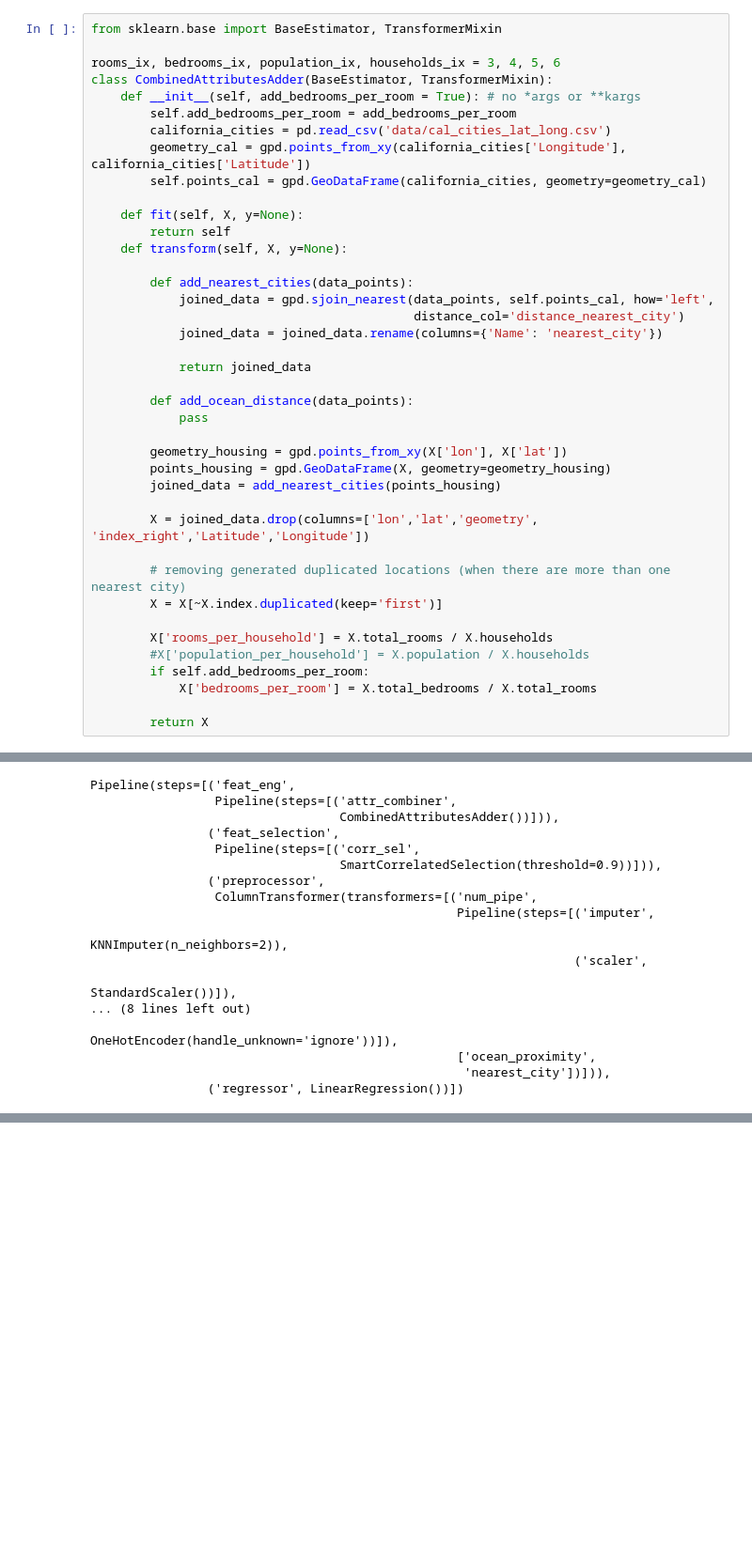
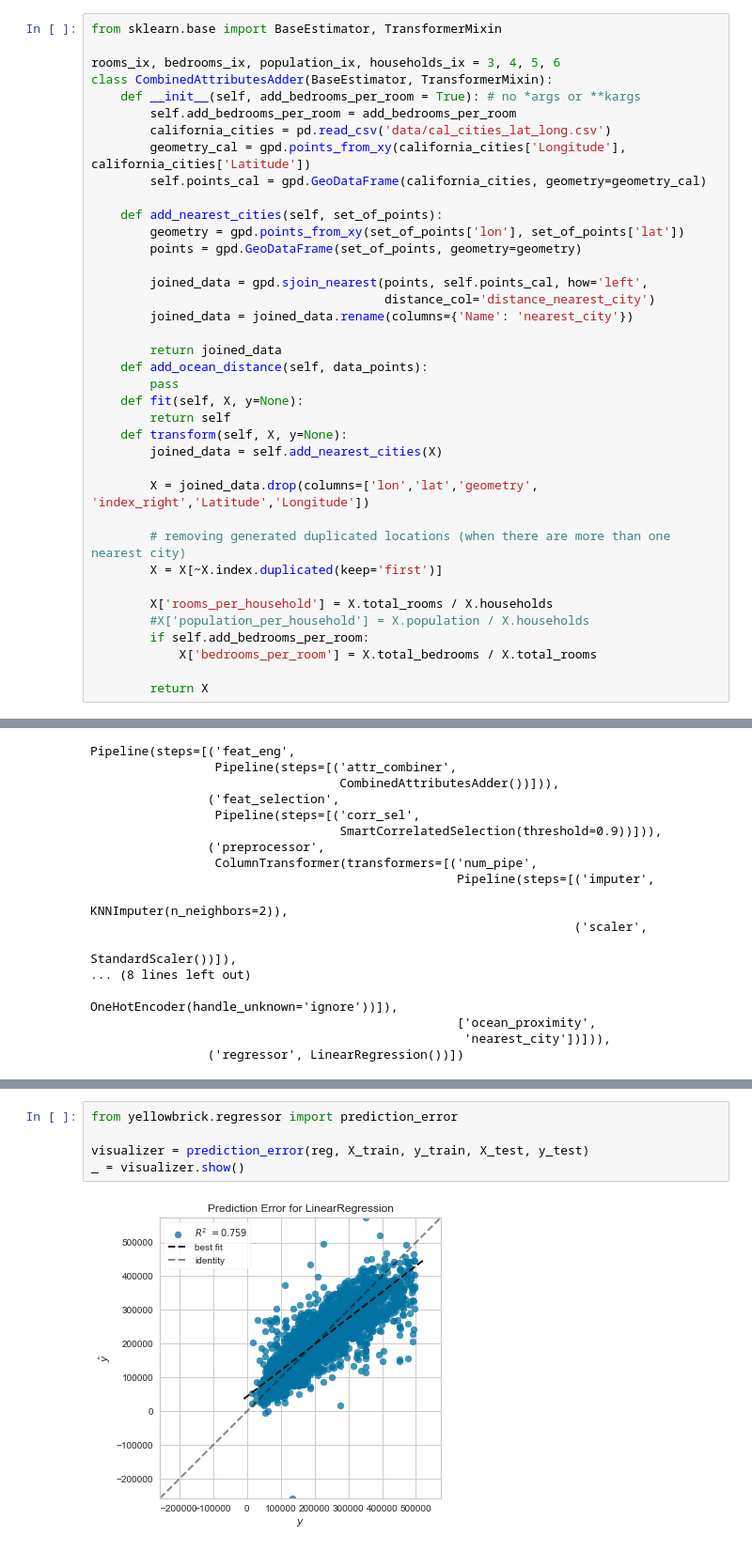
Before and after one commit to thepersonilike13/housing_prices_app, a Jupyter notebook: housing_prices_california.ipynb, the cells around one changed output, grey strips where cells are left out. Shown at 94% size. Drawn from its saved outputs; the diff is of its cells as text; blank space fills up the shorter version.

```diff
--- a/housing_prices_california.ipynb
+++ b/housing_prices_california.ipynb
@@ -629,23 +627,21 @@ class CombinedAttributesAdder(BaseEstimator, TransformerMixin):
         geometry_cal = gpd.points_from_xy(california_cities['Longitude'], california_cities['Latitude'])
         self.points_cal = gpd.GeoDataFrame(california_cities, geometry=geometry_cal)
 
+    def add_nearest_cities(self, set_of_points):
+        geometry = gpd.points_from_xy(set_of_points['lon'], set_of_points['lat'])
+        points = gpd.GeoDataFrame(set_of_points, geometry=geometry)
+
+        joined_data = gpd.sjoin_nearest(points, self.points_cal, how='left',
+                                        distance_col='distance_nearest_city')
+        joined_data = joined_data.rename(columns={'Name': 'nearest_city'})
+
+        return joined_data
+    def add_ocean_distance(self, data_points):
+        pass
     def fit(self, X, y=None):
         return self
     def transform(self, X, y=None):
-
-        def add_nearest_cities(data_points):
-            joined_data = gpd.sjoin_nearest(data_points, self.points_cal, how='left',
-                                            distance_col='distance_nearest_city')
-            joined_data = joined_data.rename(columns={'Name': 'nearest_city'})
-
-            return joined_data
-
-        def add_ocean_distance(data_points):
-            pass
-
-        geometry_housing = gpd.points_from_xy(X['lon'], X['lat'])
-        points_housing = gpd.GeoDataFrame(X, geometry=geometry_housing)
-        joined_data = add_nearest_cities(points_housing)
+        joined_data = self.add_nearest_cities(X)
 
         X = joined_data.drop(columns=['lon','lat','geometry', 'index_right','Latitude','Longitude'])
 
@@ -759,0 +756,7 @@ sns.regplot(x=prediction, y = y_test, line_kws={"color": "red"}, scatter_kws={"e
+# %%
+from yellowbrick.regressor import prediction_error
+
+visualizer = prediction_error(reg, X_train, y_train, X_test, y_test)
+_ = visualizer.show()
+# %% [output]
+[figure, added]
```
Also changed, not shown: parts of 26 cells of this notebook, 3 other files.
